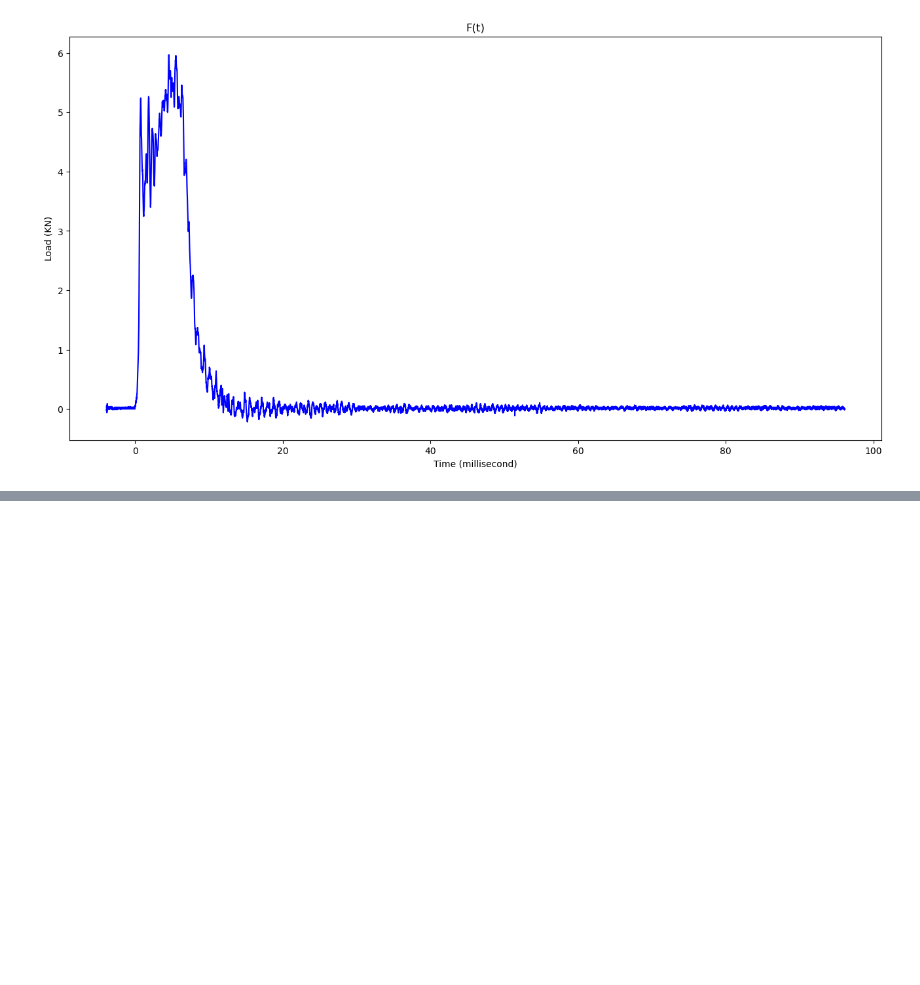
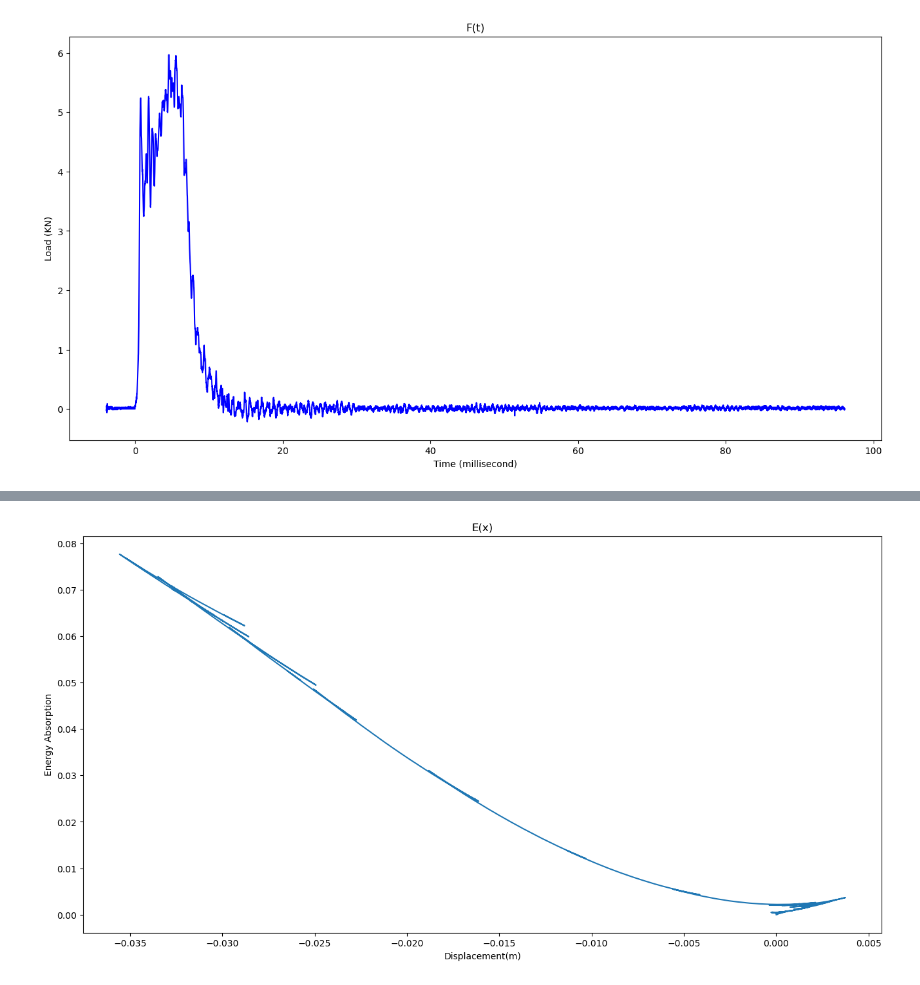
Before and after one commit to SamiOnur/SafetyReports, a Jupyter notebook: Safety01/Safety01.ipynb, the cells around one changed output, grey strips where cells are left out. Drawn from its saved outputs; the diff is of its cells as text; code cells hidden in the pictures; blank space fills up the shorter version.

```diff
--- a/Safety01/Safety01.ipynb
+++ b/Safety01/Safety01.ipynb
@@ -87,0 +108,14 @@ plt.show()
+# %%
+#For integrate Force and Displacement Graph
+absorbtion = data["Load(kN)"].diff() * sum_displacements[1:]
+sum_absorbtions = absorbtion.cumsum()
+# %%
+#For Calculation Energy Absorbation , Energy Absorbation is Under the area Force and Displacement Graph
+plt.figure(figsize=(16, 8))
+plt.plot(sum_displacements, sum_absorbtions)
+plt.xlabel("Displacement(m)")
+plt.ylabel('Energy Absorption')
+plt.title("E(x)")
+plt.show()
+# %% [output]
+[figure, added]
```
Also changed, not shown: parts of 8 cells of this notebook, 1 other file.
